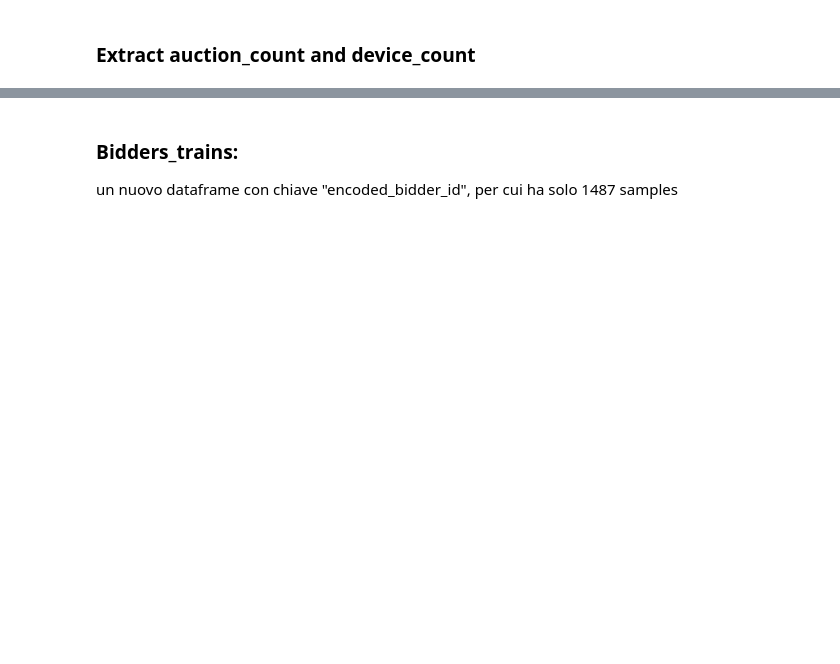
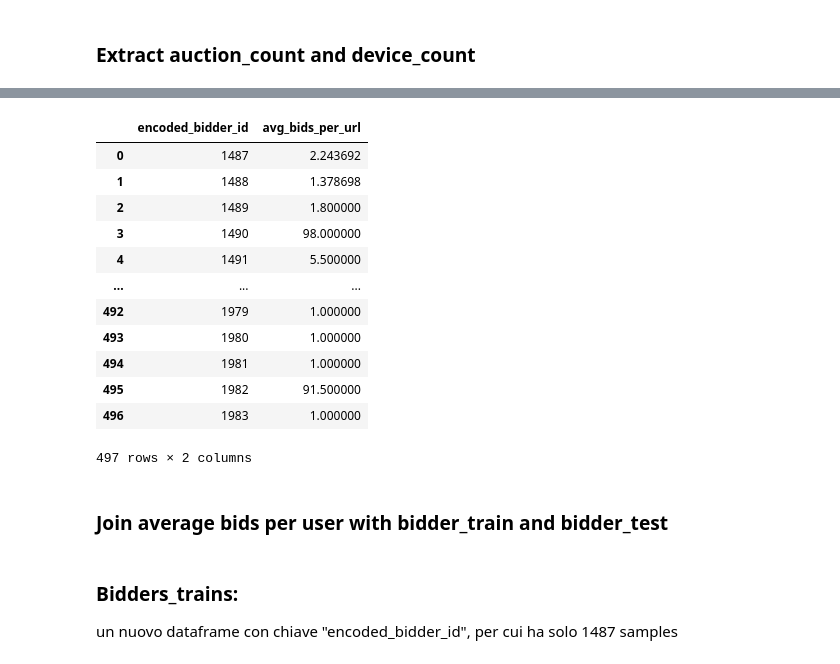
Before and after one commit to trueilorp/Bidder-classification, a Jupyter notebook: SD/FeatureEngineering.ipynb, the cells around one changed output, grey strips where cells are left out. Saved outputs shown, nothing was run; the diff lists cells and outputs as text; code cells hidden in the pictures; blank space fills up the shorter version.

```diff
--- a/SD/FeatureEngineering.ipynb
+++ b/SD/FeatureEngineering.ipynb
@@ -77,0 +101,18 @@ for feature in features:
+# %%
+average_bids_per_user_test
+# %% [output]
+|  | encoded_bidder_id | avg_bids_per_url |
+| 0 | 1487 | 2.243692 |
+| 1 | 1488 | 1.378698 |
+| 2 | 1489 | 1.800000 |
+| 3 | 1490 | 98.000000 |
+| 4 | 1491 | 5.500000 |
+| ... | ... | ... |
+| 492 | 1979 | 1.000000 |
+| 493 | 1980 | 1.000000 |
+| 494 | 1981 | 1.000000 |
+| 495 | 1982 | 91.500000 |
+| 496 | 1983 | 1.000000 |
+497 rows × 2 columns
+# %% [markdown]
+### Join average bids per user with bidder_train and bidder_test
```
Also changed, not shown: parts of 11 cells of this notebook, 19 other files.
